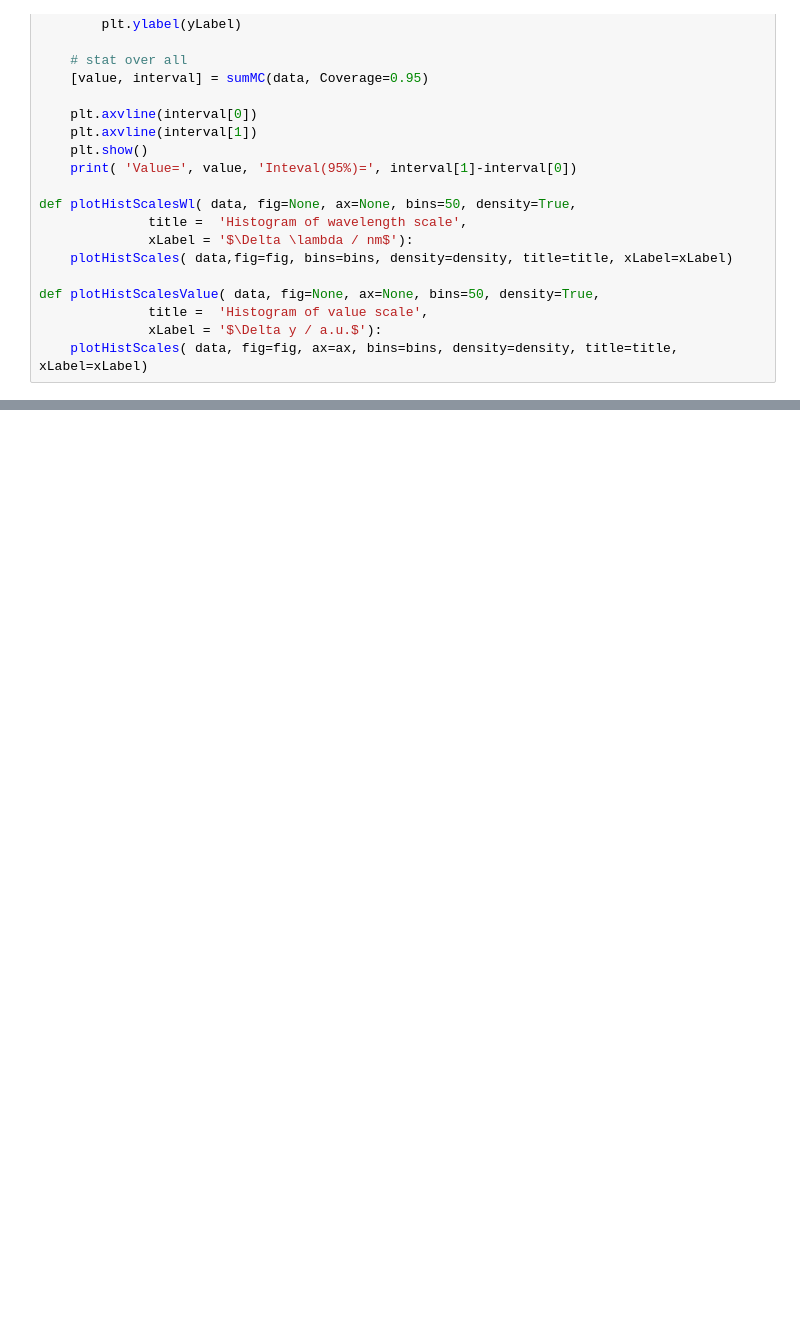
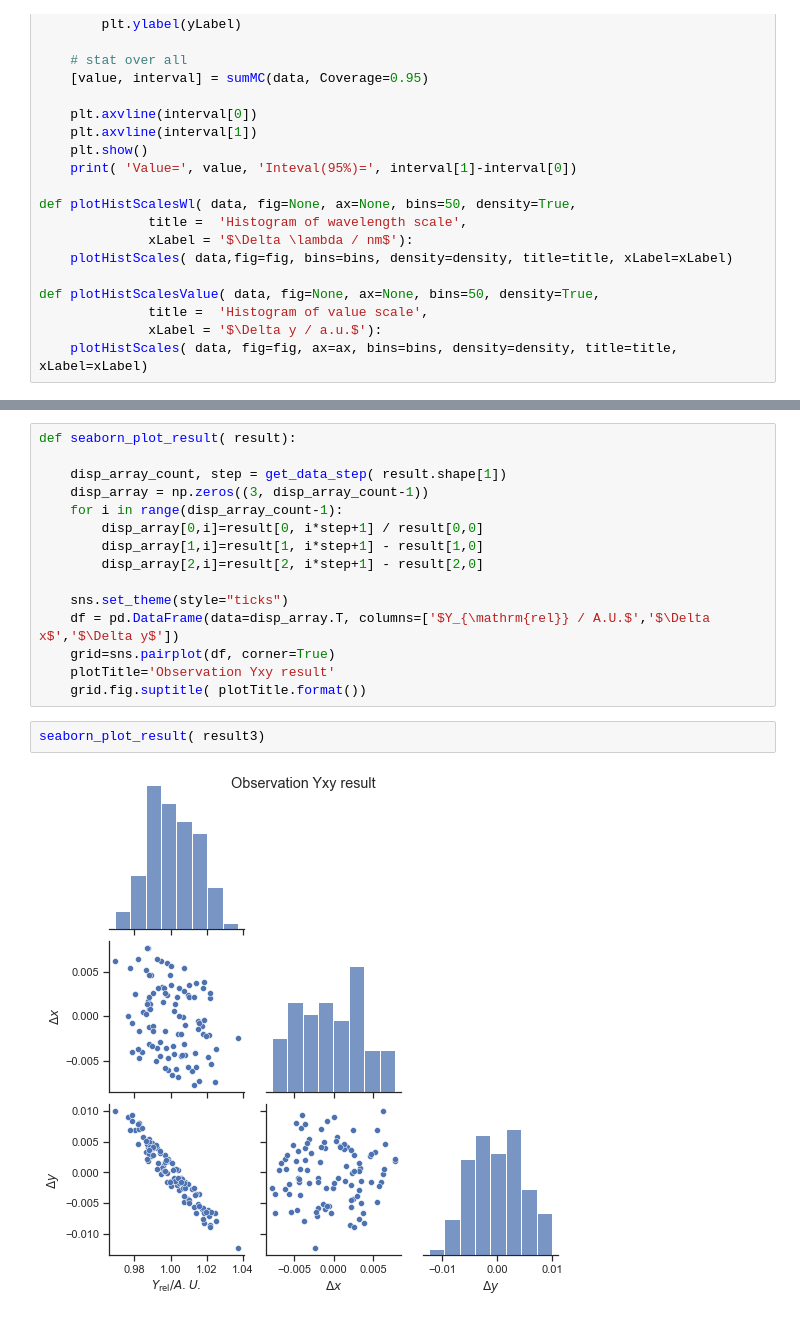
Before and after one commit to empir19nrm02/empir19nrm02, a Jupyter notebook: empir19nrm02/Jupyter/MCTest.ipynb, the cells around one changed output, grey strips where cells are left out. Drawn from its saved outputs; the diff is of its cells as text; blank space fills up the shorter version.

```diff
--- a/empir19nrm02/Jupyter/MCTest.ipynb
+++ b/empir19nrm02/Jupyter/MCTest.ipynb
@@ -170 +209,20 @@ Value= [4.489515528959024, 2.632414972556838] Inteval(95%)= 10.215660894844612
+# %%
+def seaborn_plot_result( result):
+
+    disp_array_count, step = get_data_step( result.shape[1])
+    disp_array = np.zeros((3, disp_array_count-1))
+    for i in range(disp_array_count-1):
+        disp_array[0,i]=result[0, i*step+1] / result[0,0]
+        disp_array[1,i]=result[1, i*step+1] - result[1,0]
+        disp_array[2,i]=result[2, i*step+1] - result[2,0]
+
+    sns.set_theme(style="ticks")
+    df = pd.DataFrame(data=disp_array.T, columns=['$Y_{\mathrm{rel}} / A.U.$','$\Delta x$','$\Delta y$'])
+    grid=sns.pairplot(df, corner=True)
+    plotTitle='Observation Yxy result'
+    grid.fig.suptitle( plotTitle.format())
+# %%
+seaborn_plot_result( result3)
+# %% [output]
+[figure, added]
 # %%
```
Also changed, not shown: parts of 6 cells of this notebook.
